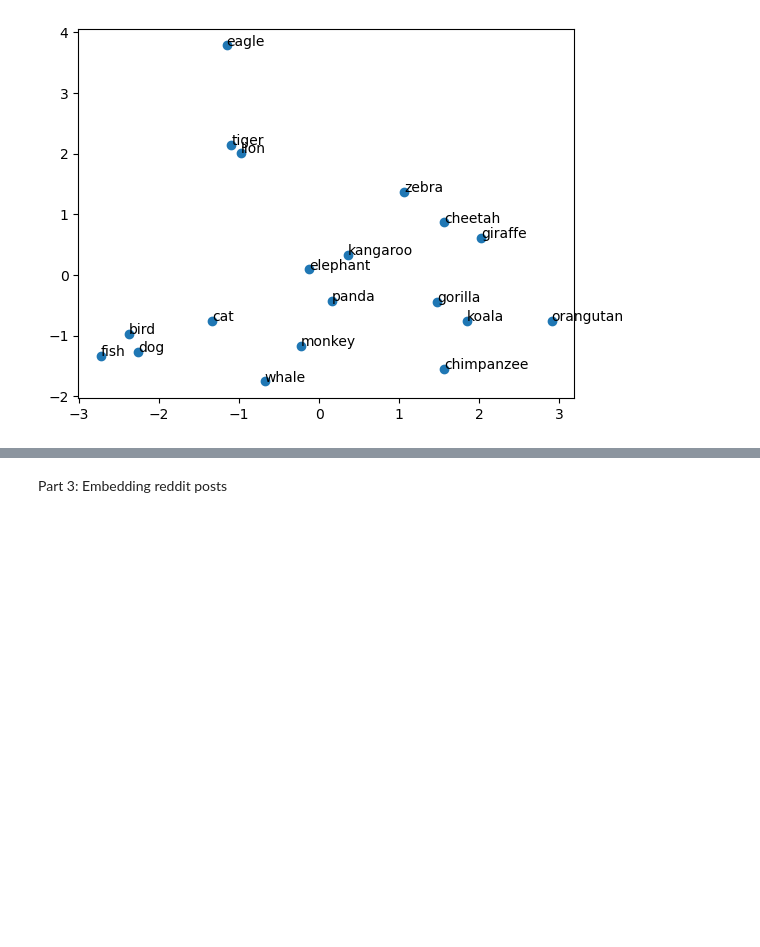
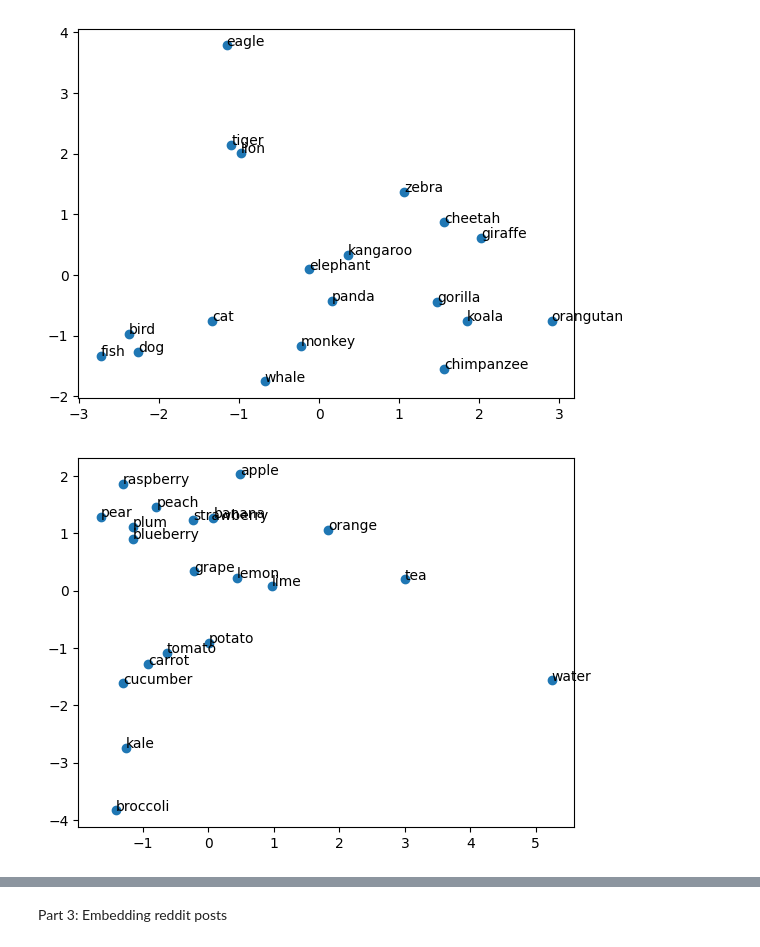
Before and after one commit to saysay2/project3-embeddings, a Jupyter notebook: project-3.ipynb, the cells around one changed output, grey strips where cells are left out. Saved outputs shown, nothing was run; the diff lists cells and outputs as text; code cells hidden in the pictures; blank space fills up the shorter version.

```diff
--- a/project-3.ipynb
+++ b/project-3.ipynb
@@ -148,3 +147,20 @@ plt.show()
 # %%
 #repeat this process with your own set of 10-20 words.
 #Does the proximity between words and overall distances make sense? Work as a group and discuss your individual findings.
+
+my_words = ["lemon", "lime", "apple", "orange", "tea", "water", "tomato", "potato", "carrot", "cucumber", "banana", "grape", "strawberry", "blueberry", "raspberry", "kale", "broccoli", "peach", "pear", "plum"]
+
+X = [model[word] for word in my_words]
+
+pac = PCA(n_components=2)
+
+X_pca = pca.fit_transform(X)
+
+plt.scatter(X_pca[:,0],X_pca[:,1])
+
+for i, word in enumerate(my_words):
+    plt.annotate(word, (X_pca[i,0],X_pca[i,1]))
+
+plt.show()
+# %% [output]
+[figure, added]
```
Also changed, not shown: parts of 7 cells of this notebook.
